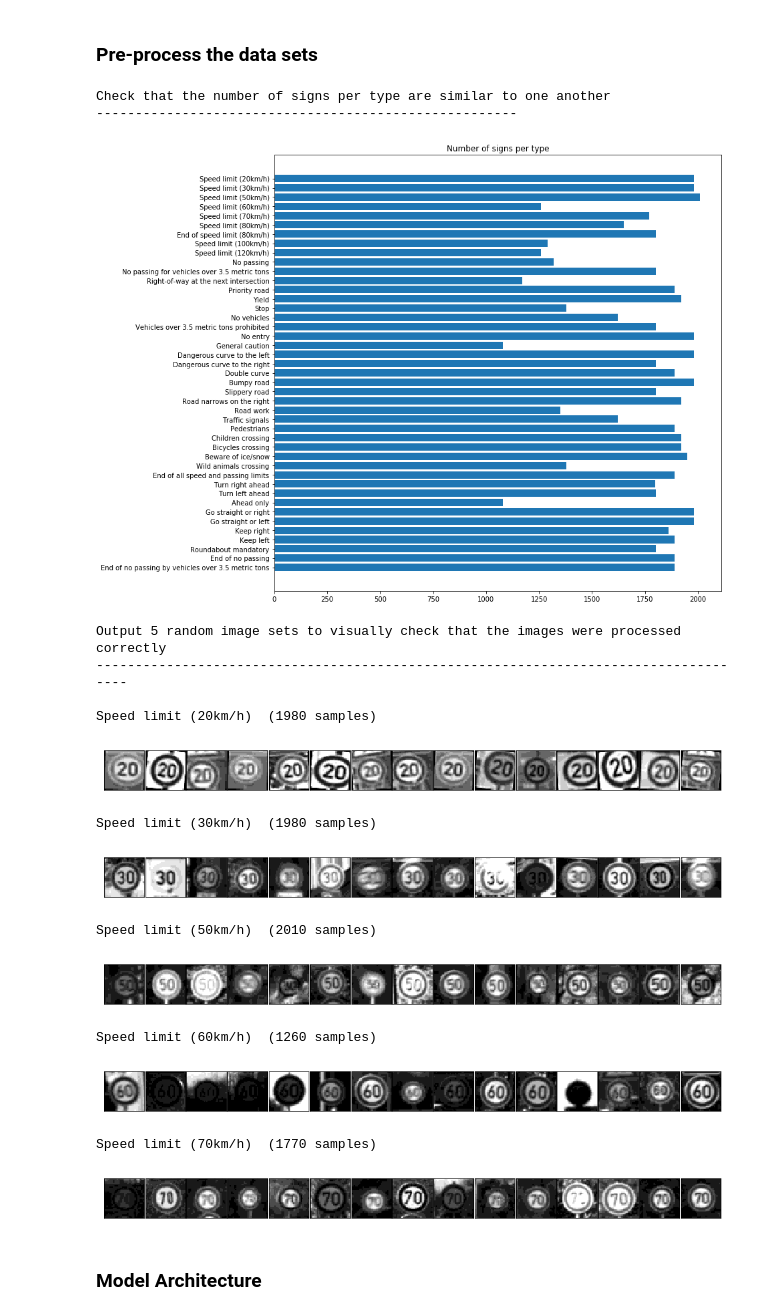
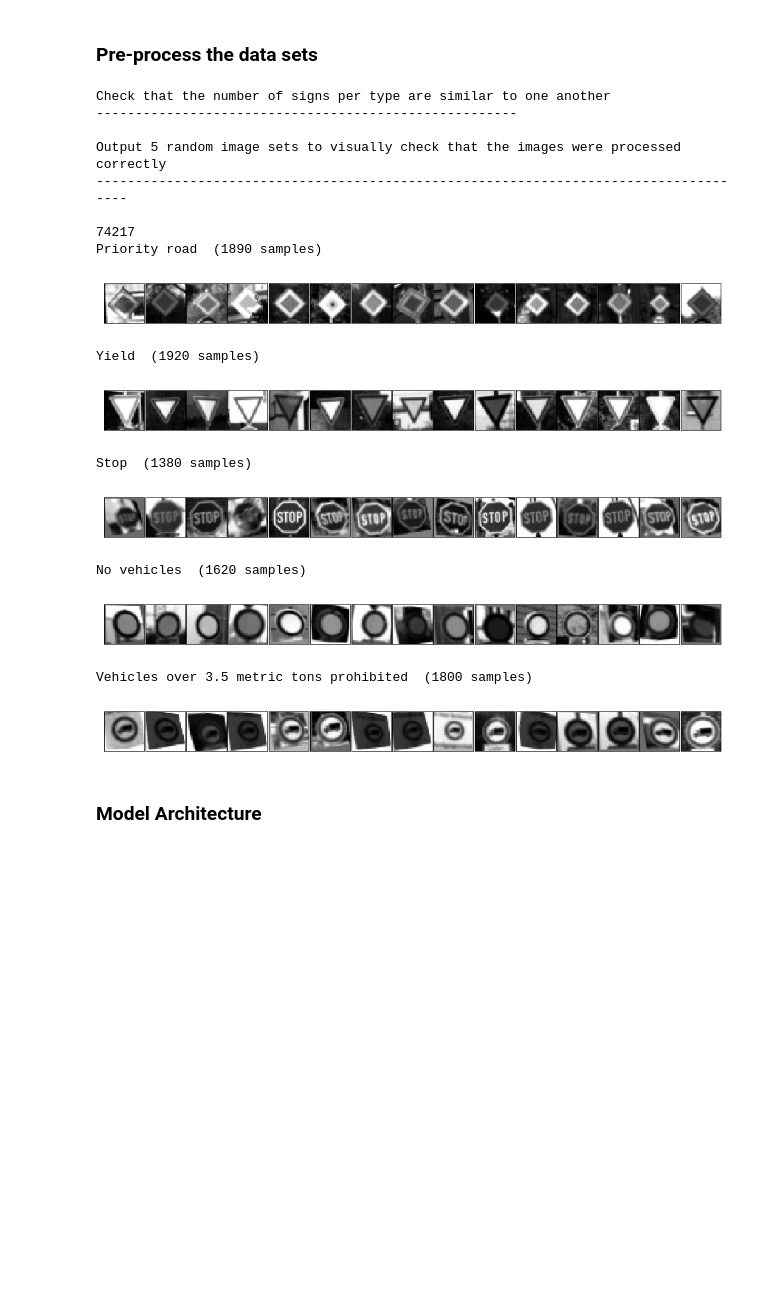
Before and after one commit to vssrcj/traffic-sign-classifier, a Jupyter notebook: Traffic_Sign_Classifier.ipynb, the cells around one changed output. Cells and saved outputs as stored; diff of their text form; code cells hidden in the pictures; blank space fills up the shorter version.

```diff
--- a/Traffic_Sign_Classifier.ipynb
+++ b/Traffic_Sign_Classifier.ipynb
@@ -137,7 +144,7 @@ def plot_images(imset, cmap = None):
     """Show images in rows that correspond to sign types"""
     imgs_per_row = 15
 
-    names = sign_names[0:5]
+    names = sign_names[12:17]
 
     for [sign, sign_name] in names:
         print("{0}  ({1} samples)".format(sign_name, imset.image_counts[sign]))
@@ -220,16 +227,3 @@ Other pre-processing steps are optional. You can try different techniques to see
 Use the code cell (or multiple code cells, if necessary) to implement the first step of your project.
 # %% [markdown]
 ### Setup the pre-processing functions, and test it
-# %%
-# Preprocess Image.  All images that enter this system will be pre-processed.
-import cv2
-
-def preprocess_img(im):
-    def gray_scale(img):
-        gray = cv2.cvtColor(img, cv2.COLOR_RGB2GRAY)
-        return np.reshape(gray, (32, 32, 1))
-
-    def normalize(img):
-        return cv2.normalize(img, img, 0, 10, norm_type=cv2.NORM_MINMAX)
-
-    return normalize(gray_scale(im))
@@ -294,6 +308,22 @@ print_transformation()
 ### Pre-process the data sets
 # %%
 import math
+
+def preprocess_images2(imset, no_augment=False):
+    more_X = []
+    more_y = []
+
+    new_counts_train = imset.image_counts
+    for i in range(imset.count()):
+        sign = imset.signs[i]
+        if(new_counts_train[sign] < 3000):
+            for j in range(3):
+                more_X.extend(augment_img(imset.images[i]))
+                more_y.extend([sign, sign, sign])
+
+    more_X = np.concatenate((imset.images, more_X), axis=0)
+    more_y = np.concatenate((imset.signs, more_y), axis=0)
+    return ImageSet(more_X, more_y)
 
 def preprocess_images(imset, no_augment=False):
     images = []
@@ -307,46 +337,46 @@ def preprocess_images(imset, no_augment=False):
         multiplier = int(max_signs_per_class / imset.image_counts[sign])
         for img in images_per_sign:
             for i in range(multiplier):
-                im = preprocess_img(img) if (i == 0 or no_augment) else augment_img(img)
+                im = img if i == 0 else augment_img(img)
                 signs.append(sign)
                 images.append(im)
 
-    images, signs = shuffle(images, np.array(signs))
+    images2, signs2 = shuffle(np.array(images), np.array(signs))
 
-    return ImageSet(images, signs)
+    return ImageSet(images2, signs2)
 # %%
 from sklearn.utils import shuffle
 
-train_ext = preprocess_images(train_init)
-valid_ext = preprocess_images(valid_init)
-test_ext = preprocess_images(test_init)
+train_ext = preprocess_images(train_pre)
 
 print('Check that the number of signs per type are similar to one another')
 print('------------------------------------------------------')
-plot_sign_totals(train_ext)
+# plot_sign_totals(train_ext)
 print()
 
 print('Output 5 random image sets to visually check that the images were processed correctly')
 print('-------------------------------------------------------------------------------------')
 print()
+print(len(train_ext.images))
 plot_images(train_ext, cmap='gray')
 # %% [output]
 Check that the number of signs per type are similar to one another
 ------------------------------------------------------
+
+Output 5 random image sets to visually check that the images were processed correctly
+-------------------------------------------------------------------------------------
+
+74217
+Priority road  (1890 samples)
-[figure, old version]
+[figure, new version]
-Output 5 random image sets to visually check that the images were processed correctly
--------------------------------------------------------------------------------------
-
-Speed limit (20km/h)  (1980 samples)
+Yield  (1920 samples)
-[figure, old version]
+[figure, new version]
-Speed limit (30km/h)  (1980 samples)
+Stop  (1380 samples)
-[figure, old version]
+[figure, new version]
-Speed limit (50km/h)  (2010 samples)
+No vehicles  (1620 samples)
-[figure, old version]
+[figure, new version]
-Speed limit (60km/h)  (1260 samples)
+Vehicles over 3.5 metric tons prohibited  (1800 samples)
-[figure, old version]
+[figure, new version]
-Speed limit (70km/h)  (1770 samples)
-[figure, removed]
 # %% [markdown]
 ### Model Architecture
 # %%
```
Also changed, not shown: parts of 17 cells of this notebook, 8 other files.
